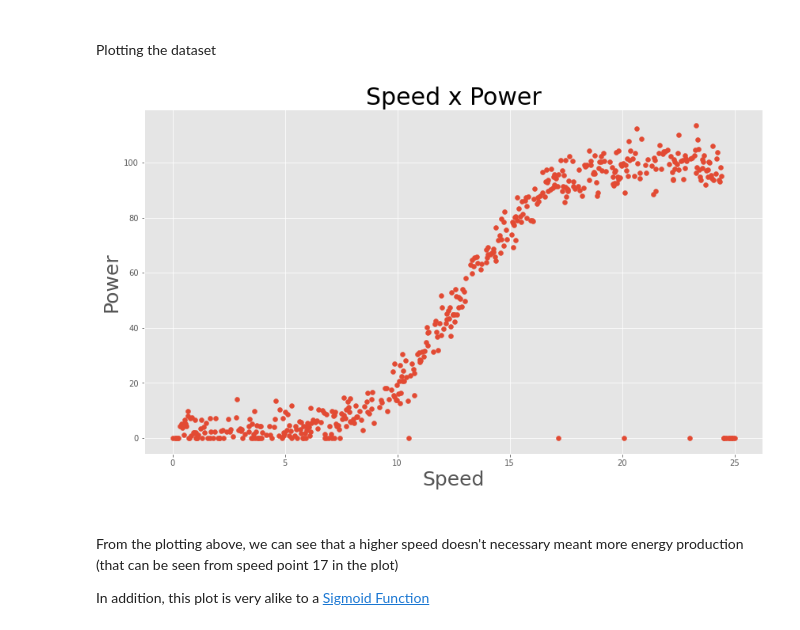
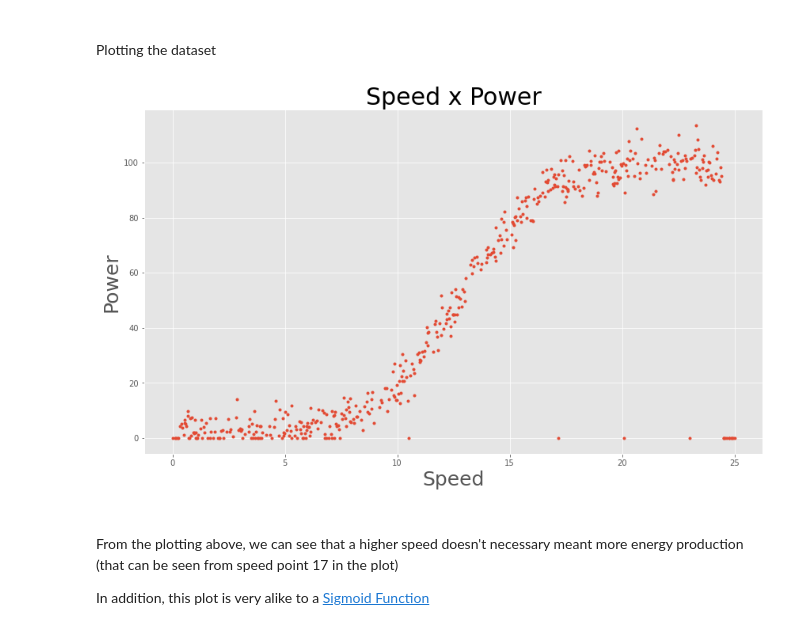
Before and after one commit to thenriq/simple-linear-regression, a Jupyter notebook: PowerProduction_LinearRegression.ipynb, the cells around one changed output. Saved outputs shown, nothing was run; the diff lists cells and outputs as text; code cells hidden in the pictures.

```diff
--- a/PowerProduction_LinearRegression.ipynb
+++ b/PowerProduction_LinearRegression.ipynb
@@ -98,25 +97,25 @@ Plotting the dataset
 # %%
 # Setting values for regression
 x = dataset.iloc[:, 0].values # first column of data frame (first_name)
 y = dataset.iloc[:, 1].values # second column of data frame (last_name)
 
 # scatter plot of data set
-plt.scatter(x, y);
+plt.plot(x, y,".");
 
 # Title
 plt.title("Speed x Power", fontsize=30)
 
 # x label
 plt.xlabel("Speed", fontsize=25)
 
 # y label
 plt.ylabel("Power", fontsize=25)
 
 
 # Printing plot
 plt.show()
 # %% [output]
-[figure, old version]
+[figure, new version]
 # %% [markdown]
 <br>
 
```
Also changed, not shown: parts of 4 cells of this notebook.
